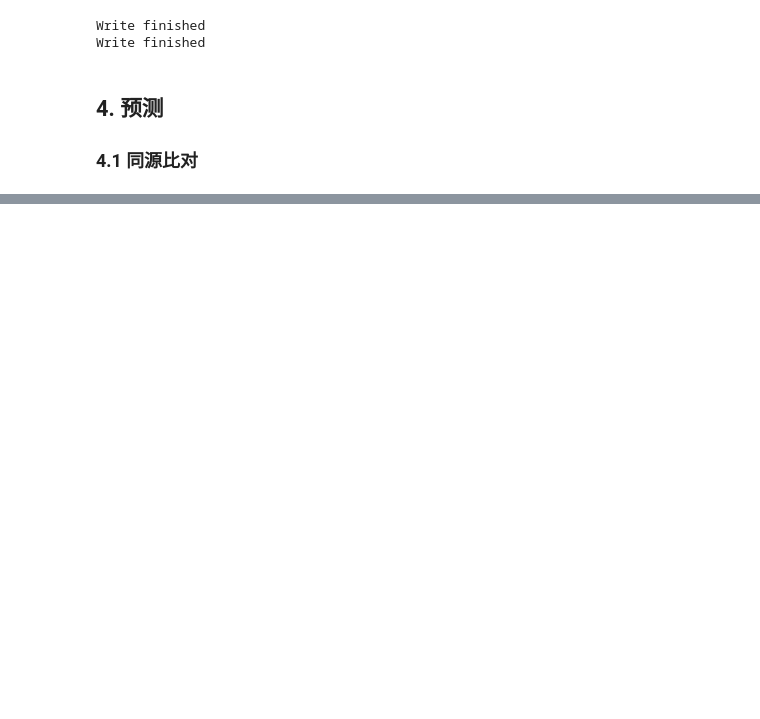
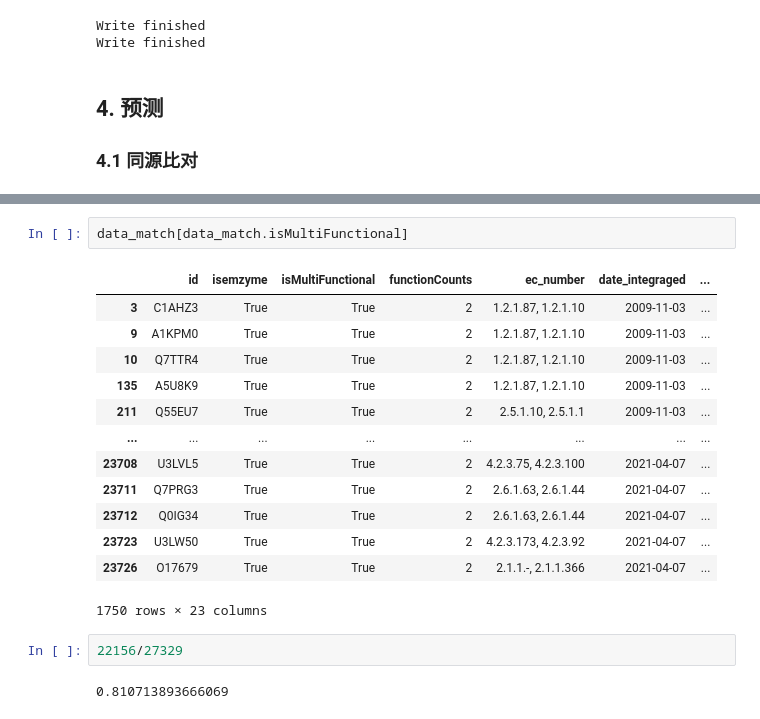
Before and after one commit to kingstdio/BioUniprot, a Jupyter notebook: tasks/task2/task2_isMultifunctional.ipynb, the cells around one changed output, grey strips where cells are left out. Drawn from its saved outputs; the diff is of its cells as text; blank space fills up the shorter version.

```diff
--- a/tasks/task2/task2_isMultifunctional.ipynb
+++ b/tasks/task2/task2_isMultifunctional.ipynb
@@ -162,0 +235,20 @@ data_match
+# %%
+data_match[data_match.isMultiFunctional]
+# %% [output]
+|  | id | isemzyme | isMultiFunctional | functionCounts | ec_number | date_integraged | ... |
+| 3 | C1AHZ3 | True | True | 2 | 1.2.1.87, 1.2.1.10 | 2009-11-03 | ... |
+| 9 | A1KPM0 | True | True | 2 | 1.2.1.87, 1.2.1.10 | 2009-11-03 | ... |
+| 10 | Q7TTR4 | True | True | 2 | 1.2.1.87, 1.2.1.10 | 2009-11-03 | ... |
+| 135 | A5U8K9 | True | True | 2 | 1.2.1.87, 1.2.1.10 | 2009-11-03 | ... |
+| 211 | Q55EU7 | True | True | 2 | 2.5.1.10, 2.5.1.1 | 2009-11-03 | ... |
+| ... | ... | ... | ... | ... | ... | ... | ... |
+| 23708 | U3LVL5 | True | True | 2 | 4.2.3.75, 4.2.3.100 | 2021-04-07 | ... |
+| 23711 | Q7PRG3 | True | True | 2 | 2.6.1.63, 2.6.1.44 | 2021-04-07 | ... |
+| 23712 | Q0IG34 | True | True | 2 | 2.6.1.63, 2.6.1.44 | 2021-04-07 | ... |
+| 23723 | U3LW50 | True | True | 2 | 4.2.3.173, 4.2.3.92 | 2021-04-07 | ... |
+| 23726 | O17679 | True | True | 2 | 2.1.1.-, 2.1.1.366 | 2021-04-07 | ... |
+1750 rows × 23 columns
+# %%
+22156/27329
+# %% [output]
+0.810713893666069
```
Also changed, not shown: parts of 10 cells of this notebook, 2 other files.
